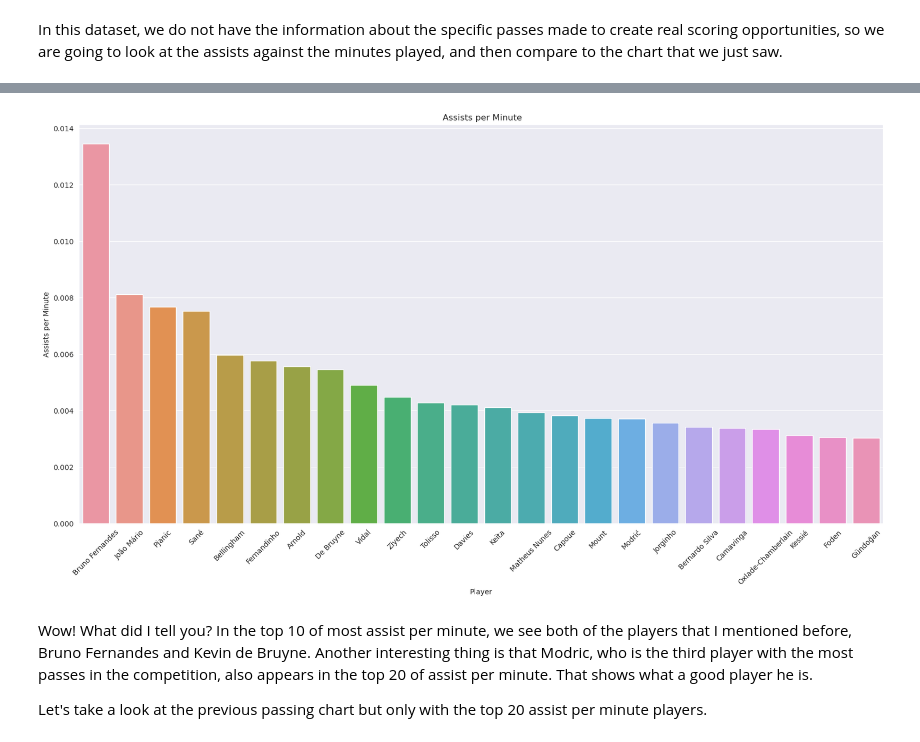
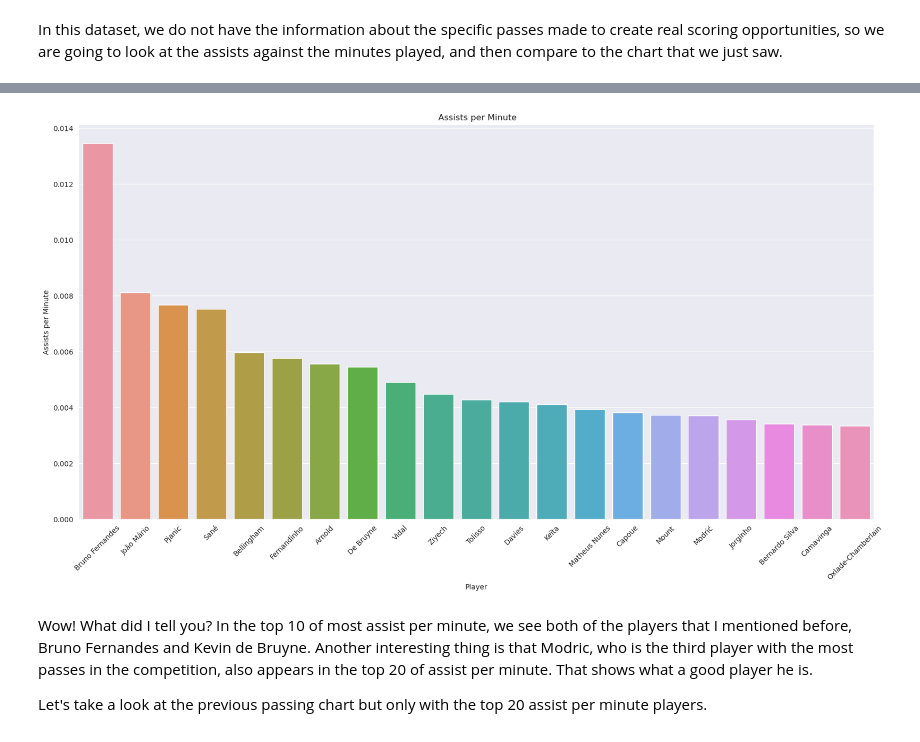
Before and after one commit to caiomelo22/20-21-Champions-League-Analysis, a Jupyter notebook: notebooke5ae0d8453.ipynb, the cells around one changed output, grey strips where cells are left out. Saved outputs shown, nothing was run; the diff lists cells and outputs as text; code cells hidden in the pictures.

```diff
--- a/notebooke5ae0d8453.ipynb
+++ b/notebooke5ae0d8453.ipynb
@@ -202,6 +200,7 @@ Other thing that I noticed is that Pedro Gonçalves is in the top 3. If I were a
 # %% [markdown]
 Let's take a look at the passing stats for the midfielders.
 # %%
-midfielders = players_df[players_df['position'] == 'Midfielder'].sort_values('pass_accuracy', ascending=False).reset_index()
-midfielders.loc[:, ['player_name', 'club', 'pass_accuracy', 'pass_attempted', 'pass_completed']].head()
+midfielders_df = players_df[players_df['position'] == 'Midfielder'].sort_values('pass_accuracy', ascending=False).reset_index(drop=True)
+midfielder_cols = ['player_name', 'club', 'pass_accuracy', 'pass_attempted', 'pass_completed', 'assists']
+midfielders_df.loc[:, midfielder_cols].head()
 # %% [output]
@@ -214,11 +213,11 @@ midfielders.loc[:, ['player_name', 'club', 'pass_accuracy', 'pass_attempted', 'p
 # %% [markdown]
 Looks like we might have a similar issue that we had with players that don't play as much. Let's set a threshold of minimum passes so that we can get players that are playing constantly.
 # %%
-pass_threshold = midfielders.pass_attempted.mean()
+pass_threshold = midfielders_df.pass_attempted.mean()
 print('Pass threshold:', pass_threshold)
 # %% [output]
 Pass threshold: 162.0731707317073
 # %%
-midfielders = midfielders[midfielders['pass_attempted'] > pass_threshold].sort_values('pass_accuracy', ascending=False).reset_index()
-midfielders.loc[:, ['player_name', 'club', 'pass_accuracy', 'pass_attempted', 'pass_completed']].head()
+midfielders_df = midfielders_df[midfielders_df['pass_attempted'] > pass_threshold].sort_values('pass_accuracy', ascending=False).reset_index(drop=True)
+midfielders_df.loc[:, midfielder_cols].head()
 # %% [output]
@@ -252,0 +240,5 @@ assist_contributions.head()
+# %%
+midfielders_df['assists_per_min'] = midfielders_df['assists'] / midfielders_df['minutes_played']
+midfielder_cols.append('assists_per_min')
+midfielders_df = midfielders_df.sort_values('assists_per_min', ascending=False).reset_index(drop=True)
+midfielders_df.loc[:, midfielder_cols].head()
@@ -253,7 +252,7 @@ assist_contributions.head()
 # %%
-plot_bar(assist_contributions.loc[:20, :], 'assists_by_min', ylabel='Assists per Minute')
+plot_bar(midfielders_df.loc[:20, :], 'assists_per_min', ylabel='Assists per Minute')
 # %% [output]
-[figure, old version]
+[figure, new version]
 # %% [markdown]
 Wow! What did I tell you? In the top 10 of most assist per minute, we see both of the players that I mentioned before, Bruno Fernandes and Kevin de Bruyne. Another interesting thing is that Modric, who is the third player with the most passes in the competition, also appears in the top 20 of assist per minute. That shows what a good player he is.
 
```
Also changed, not shown: parts of 50 cells of this notebook.
